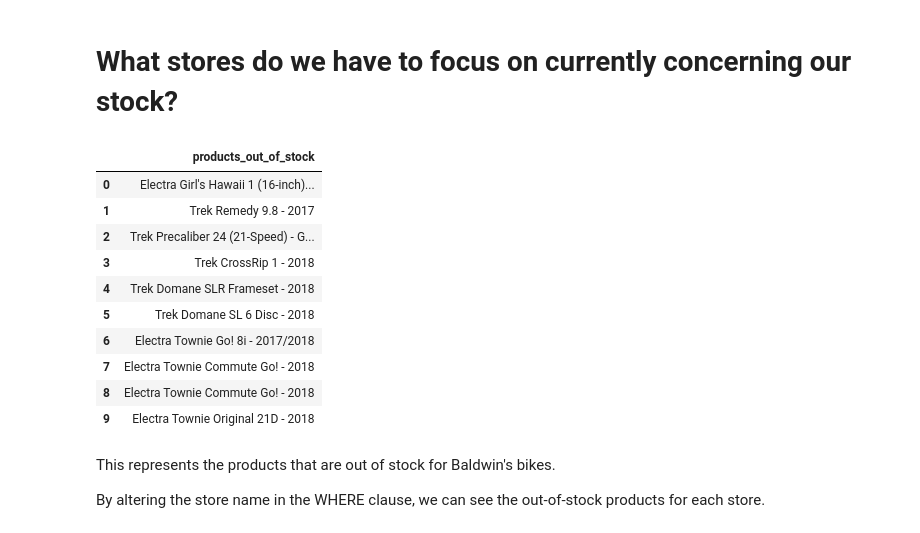
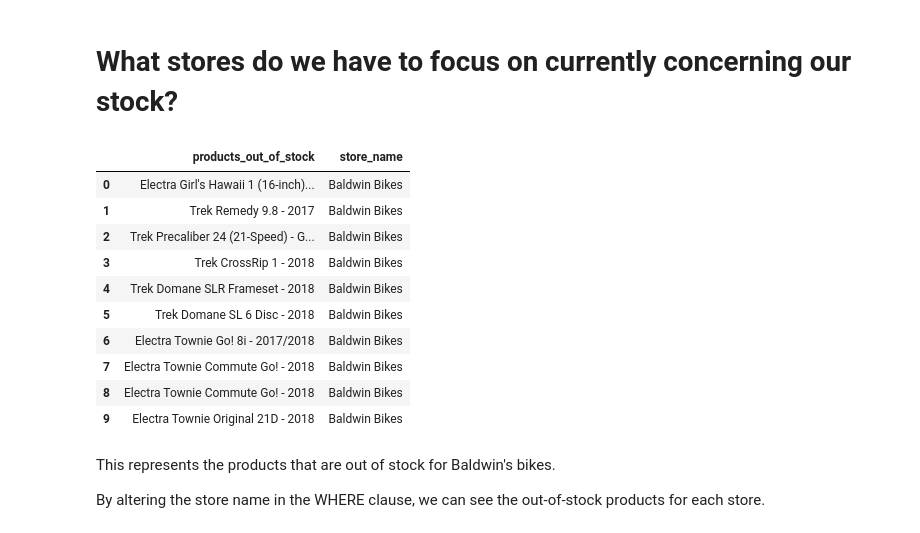
Before and after one commit to AbhimanyuShri/Bike-Store-Sales-Analysis, a Jupyter notebook: bike-store-sales-analysis.ipynb, the cells around one changed output. Drawn from its saved outputs; the diff is of its cells as text; code cells hidden in the pictures.

```diff
--- a/bike-store-sales-analysis.ipynb
+++ b/bike-store-sales-analysis.ipynb
@@ -610,32 +611,36 @@ Baldwin Bikes generates the highest revenue overall with $5.2 million. Given tha
 # %%
 q21= '''
 
 SELECT p.product_name
-AS products_out_of_stock
+AS products_out_of_stock, st.store_name
 FROM products p
 LEFT JOIN stocks s
 ON s.product_id=p.product_id
 LEFT JOIN stores st
 ON st.store_id=s.store_id
-WHERE s.quantity=0 AND store_name='Baldwin Bikes'
+WHERE
+    s.quantity=0
+AND
+    store_name='Baldwin Bikes'
+    --Can change store name here--
 
 
 '''
 
 df21 = pd.read_sql_query(q21, db)
 df21
 # %% [output]
-|  | products_out_of_stock |
-| 0 | Electra Girl's Hawaii 1 (16-inch)... |
-| 1 | Trek Remedy 9.8 - 2017 |
-| 2 | Trek Precaliber 24 (21-Speed) - G... |
-| 3 | Trek CrossRip 1 - 2018 |
-| 4 | Trek Domane SLR Frameset - 2018 |
-| 5 | Trek Domane SL 6 Disc - 2018 |
-| 6 | Electra Townie Go! 8i - 2017/2018 |
-| 7 | Electra Townie Commute Go! - 2018 |
-| 8 | Electra Townie Commute Go! - 2018 |
-| 9 | Electra Townie Original 21D - 2018 |
+|  | products_out_of_stock | store_name |
+| 0 | Electra Girl's Hawaii 1 (16-inch)... | Baldwin Bikes |
+| 1 | Trek Remedy 9.8 - 2017 | Baldwin Bikes |
+| 2 | Trek Precaliber 24 (21-Speed) - G... | Baldwin Bikes |
+| 3 | Trek CrossRip 1 - 2018 | Baldwin Bikes |
+| 4 | Trek Domane SLR Frameset - 2018 | Baldwin Bikes |
+| 5 | Trek Domane SL 6 Disc - 2018 | Baldwin Bikes |
+| 6 | Electra Townie Go! 8i - 2017/2018 | Baldwin Bikes |
+| 7 | Electra Townie Commute Go! - 2018 | Baldwin Bikes |
+| 8 | Electra Townie Commute Go! - 2018 | Baldwin Bikes |
+| 9 | Electra Townie Original 21D - 2018 | Baldwin Bikes |
 # %% [markdown]
 This represents the products that are out of stock for Baldwin's bikes.
 
```
Also changed, not shown: parts of 21 cells of this notebook.
